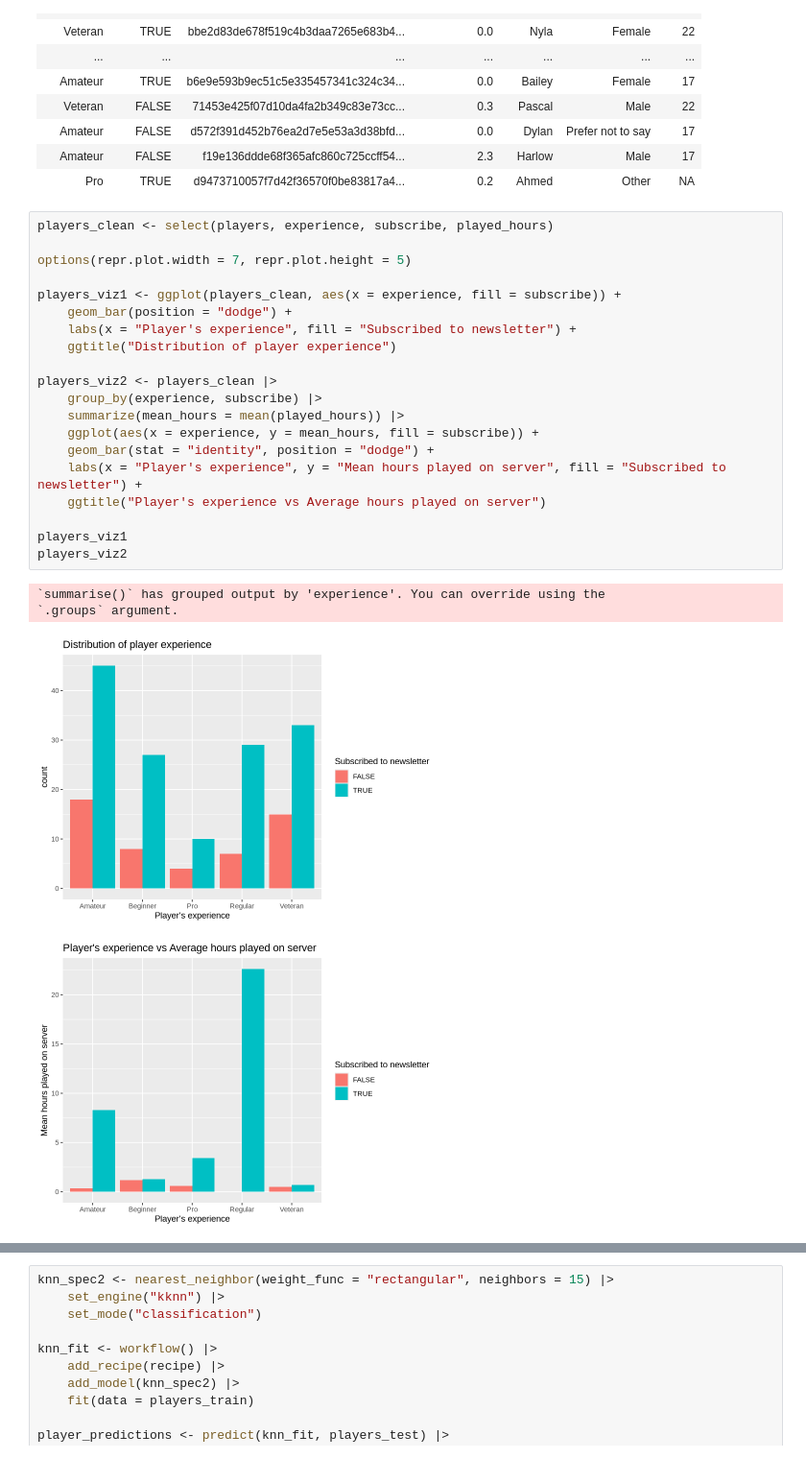
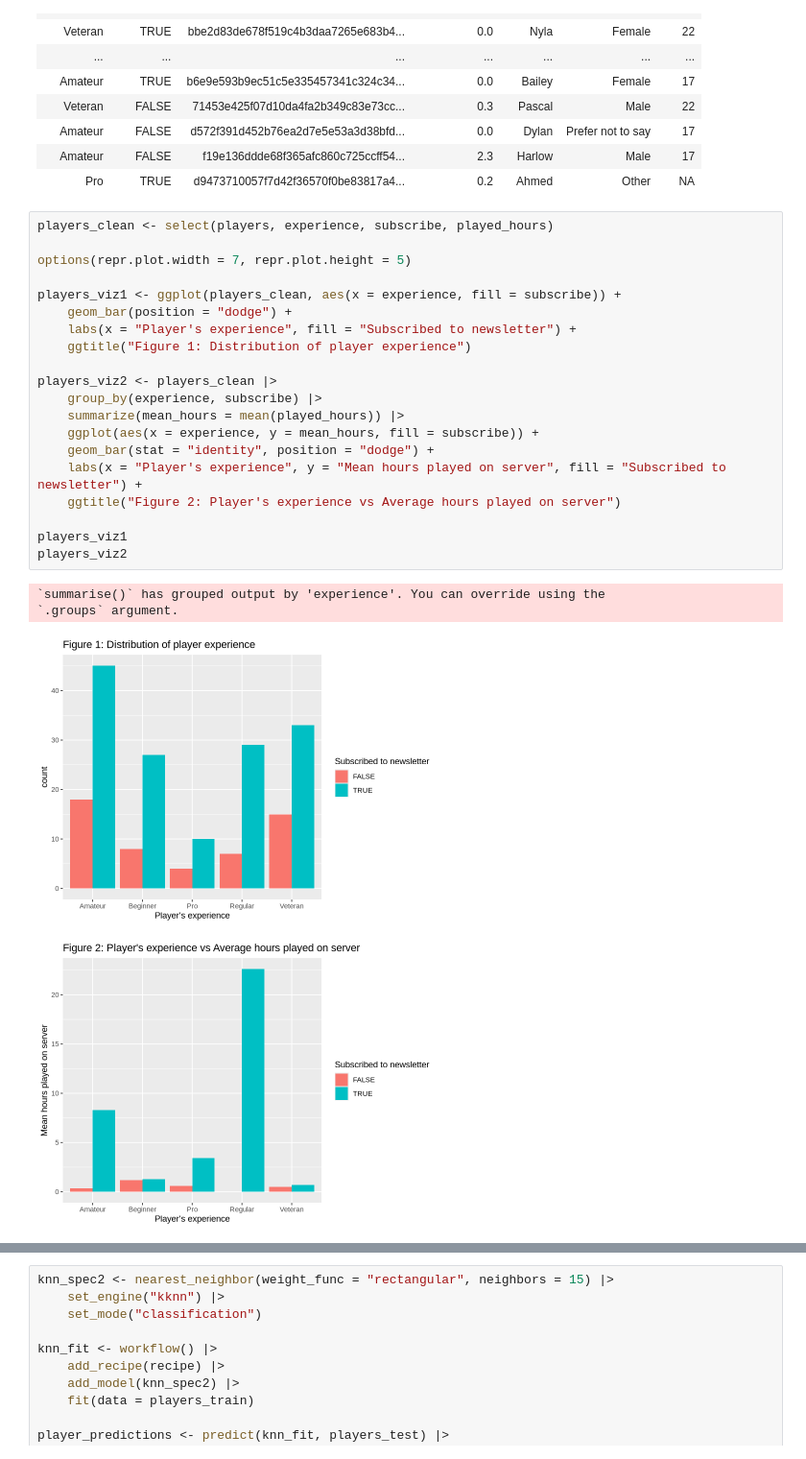
Before and after one commit to hanasuzuki7/dsci-project, a Jupyter notebook: dsci_project_hana.ipynb, the cells around one changed output, grey strips where cells are left out. Shown at 96% size. Drawn from its saved outputs; the diff is of its cells as text.

```diff
--- a/dsci_project_hana.ipynb
+++ b/dsci_project_hana.ipynb
@@ -100,28 +126,28 @@ A spec_tbl_df: 196 × 7
 # %%
 players_clean <- select(players, experience, subscribe, played_hours)
 
 options(repr.plot.width = 7, repr.plot.height = 5)
 
 players_viz1 <- ggplot(players_clean, aes(x = experience, fill = subscribe)) +
     geom_bar(position = "dodge") +
     labs(x = "Player's experience", fill = "Subscribed to newsletter") +
-    ggtitle("Distribution of player experience")
+    ggtitle("Figure 1: Distribution of player experience")
 
 players_viz2 <- players_clean |>
     group_by(experience, subscribe) |>
     summarize(mean_hours = mean(played_hours)) |>
     ggplot(aes(x = experience, y = mean_hours, fill = subscribe)) +
     geom_bar(stat = "identity", position = "dodge") +
     labs(x = "Player's experience", y = "Mean hours played on server", fill = "Subscribed to newsletter") +
-    ggtitle("Player's experience vs Average hours played on server")
+    ggtitle("Figure 2: Player's experience vs Average hours played on server")
 
 players_viz1
 players_viz2
 # %% [output]
 `summarise()` has grouped output by 'experience'. You can override using the
 `.groups` argument.
-[figure, old version]
+[figure, new version]
-[figure, old version]
+[figure, new version]
 # %%
 players3 <- players_clean |>
   mutate(exp_int = as.integer(factor(experience, levels = c("Beginner", "Amateur", "Regular", "Veteran", "Pro"))))
```
Also changed, not shown: parts of 15 cells of this notebook.
